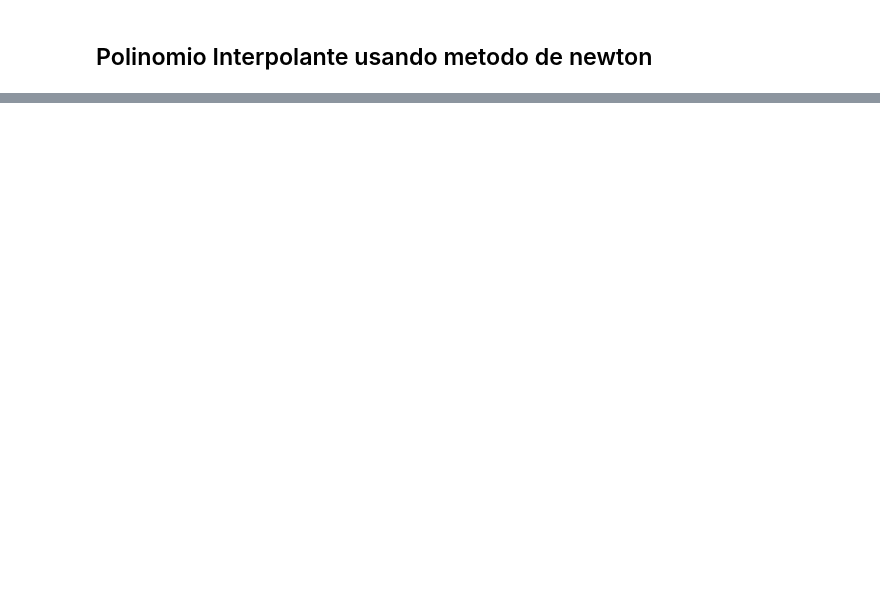
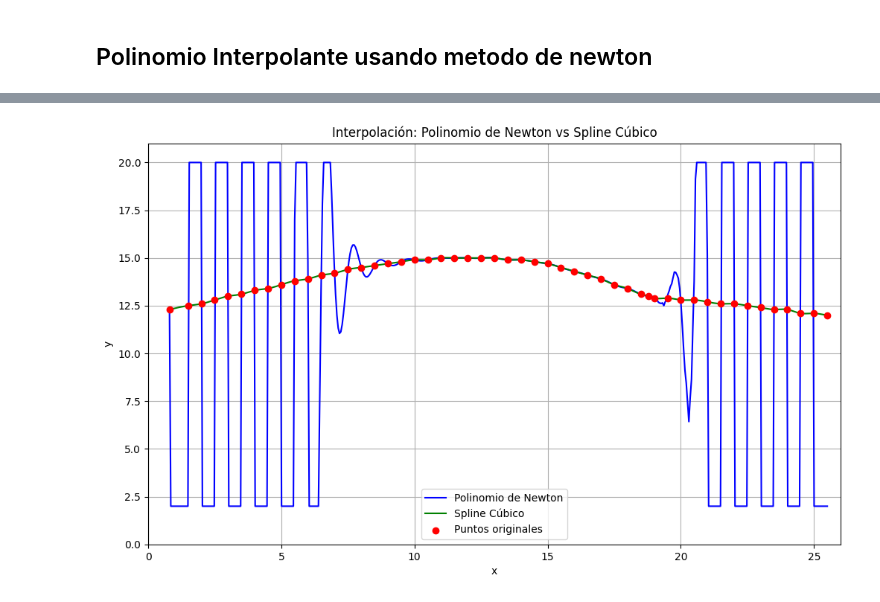
Before and after one commit to Santy30-Bull/Proyecto-Analisis, a Jupyter notebook: ProyectoAnalisis.ipynb, the cells around one changed output, grey strips where cells are left out. Saved outputs shown, nothing was run; the diff lists cells and outputs as text; code cells hidden in the pictures; blank space fills up the shorter version.

```diff
--- a/ProyectoAnalisis.ipynb
+++ b/ProyectoAnalisis.ipynb
@@ -62,0 +91,24 @@ plt.show()
+# %%
+
+
+y_newton = [polinomio_newton(coef, x, xi) for xi in x_vals]
+y_newton = np.clip(y_newton, a_min=2, a_max=20)  # Limitar valores como antes
+
+# Evaluar el spline cúbico en x_vals
+y_spline = spline(x_vals)
+
+# Graficar todo junto
+plt.figure(figsize=(12, 7))
+plt.plot(x_vals, y_newton, label='Polinomio de Newton', color='blue')
+plt.plot(x_vals, y_spline, label='Spline Cúbico', color='green')
+plt.scatter(x, y, color='red', label='Puntos originales', zorder=5)
+plt.title('Interpolación: Polinomio de Newton vs Spline Cúbico')
+plt.xlabel('x')
+plt.ylabel('y')
+plt.legend()
+plt.grid(True)
+plt.xlim(0, 26)
+plt.ylim(0, 21)
+plt.show()
+# %% [output]
+[figure, added]
```
Also changed, not shown: parts of 3 cells of this notebook, 1 other file.
